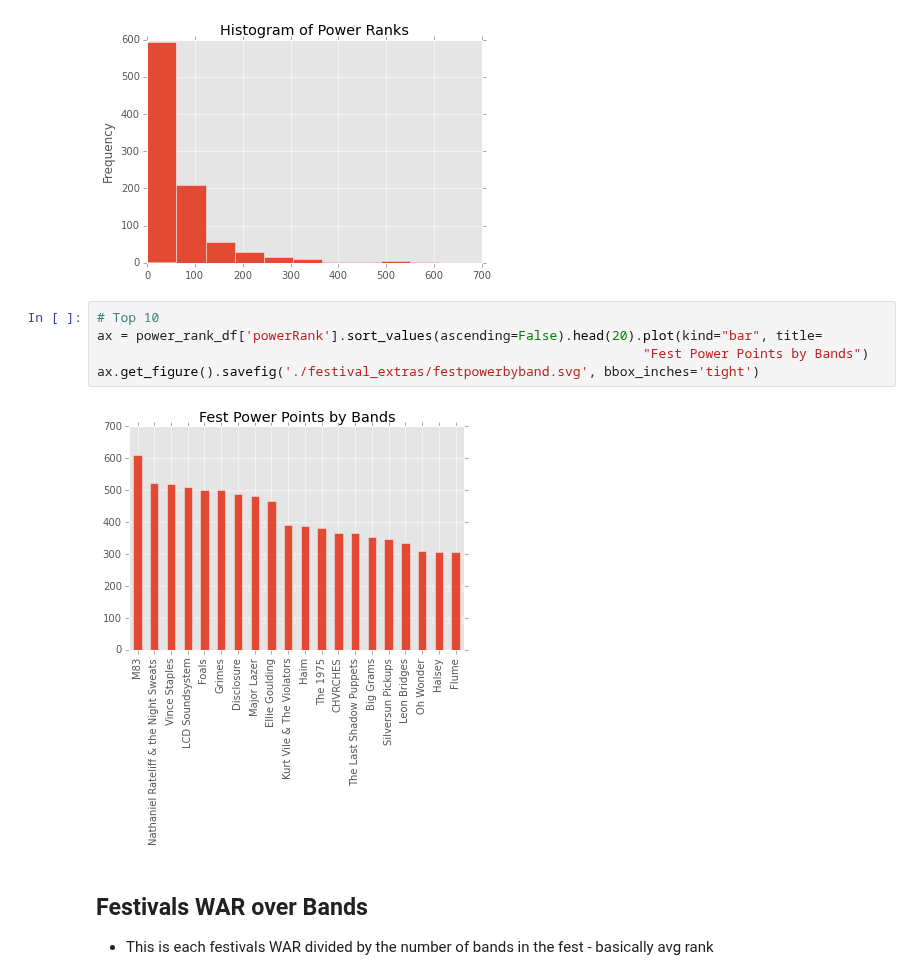
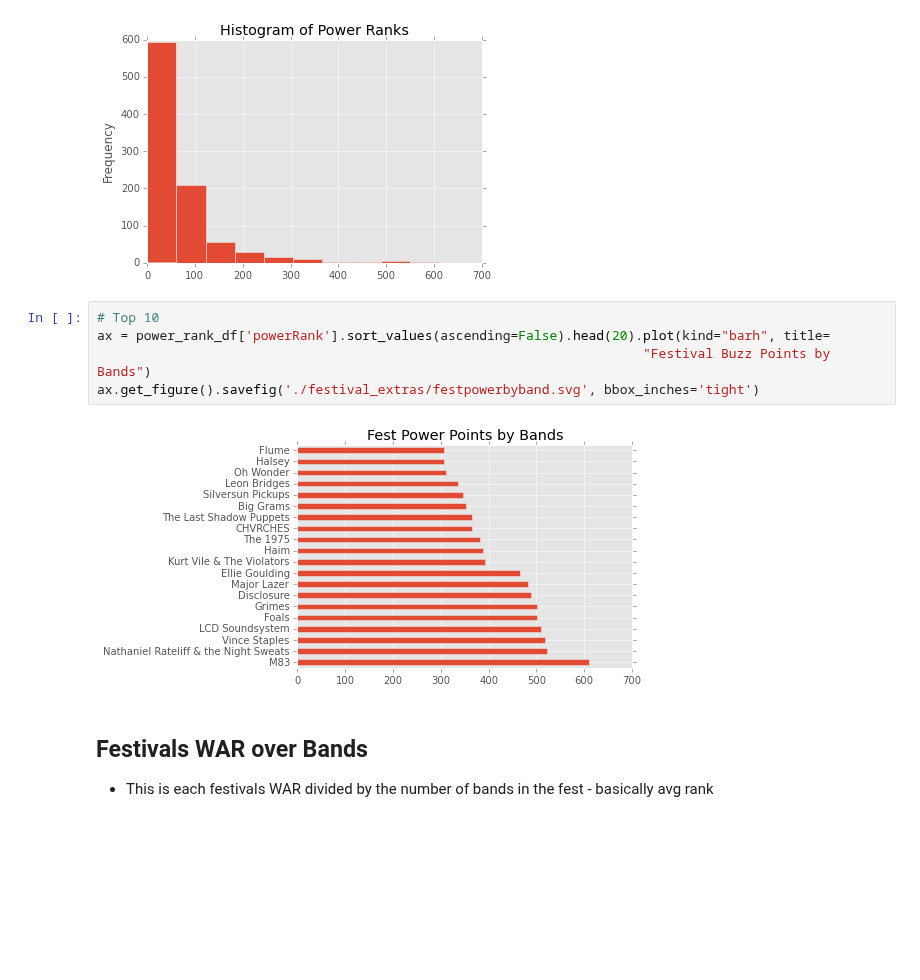
Before and after one commit to hunterowens/hunterowens.github.io, a Jupyter notebook: notebooks/new_power_ranks.ipynb, the cells around one changed output. Cells and saved outputs as stored; diff of their text form; blank space fills up the shorter version.

Commit message:
change to horizontal charts

```diff
--- a/notebooks/new_power_ranks.ipynb
+++ b/notebooks/new_power_ranks.ipynb
@@ -212,11 +212,11 @@ ax.get_figure().savefig('./festival_extras/histpowerrank.svg')
 [figure]
 # %%
 # Top 10
-ax = power_rank_df['powerRank'].sort_values(ascending=False).head(20).plot(kind="bar", title=
-                                                                      "Fest Power Points by Bands")
+ax = power_rank_df['powerRank'].sort_values(ascending=False).head(20).plot(kind="barh", title=
+                                                                      "Festival Buzz Points by Bands")
 ax.get_figure().savefig('./festival_extras/festpowerbyband.svg', bbox_inches='tight')
 # %% [output]
-[figure, old version]
+[figure, new version]
 # %% [markdown]
 ## Festivals WAR over Bands
 * This is each festivals WAR divided by the number of bands in the fest  - basically avg rank
```
Also changed, not shown: parts of 2 cells of this notebook, 2 other files.
